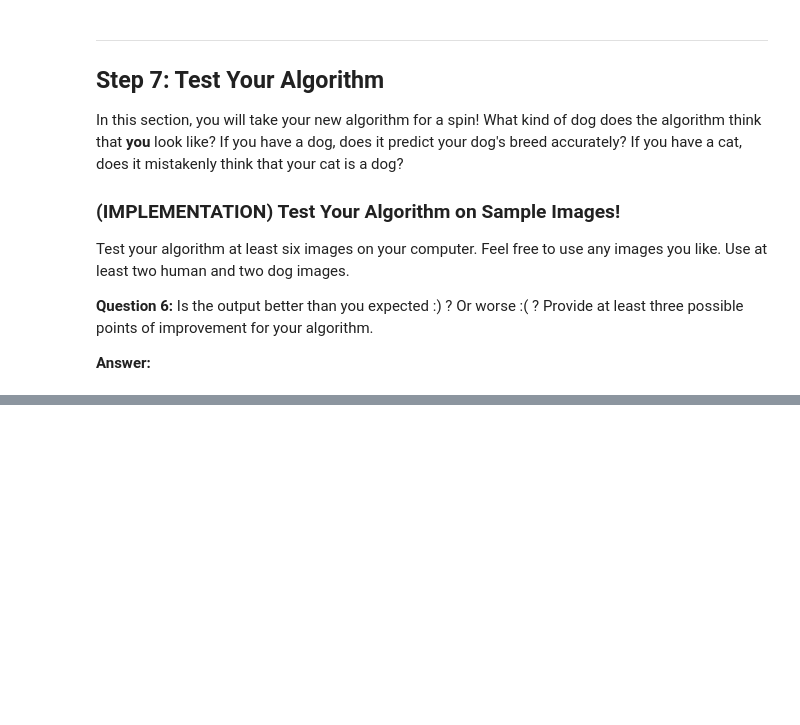
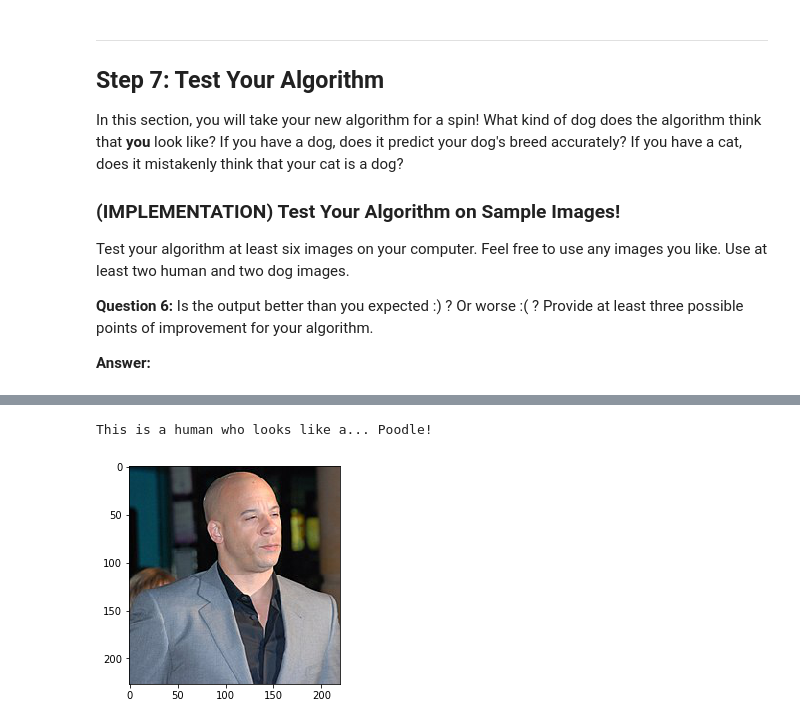
Before and after one commit to robertyoung2/dog-project-master, a Jupyter notebook: dog_app.ipynb, the cells around one changed output, grey strips where cells are left out. Cells and saved outputs as stored; diff of their text form; code cells hidden in the pictures; blank space fills up the shorter version.

```diff
--- a/dog_app.ipynb
+++ b/dog_app.ipynb
@@ -741,0 +776,5 @@ __Answer:__
+# %%
+mans_best_friend('test-images/vindiesel.jpg')
+# %% [output]
+This is a human who looks like a... Poodle!
+[figure, added]
```
Also changed, not shown: parts of 7 cells of this notebook.
